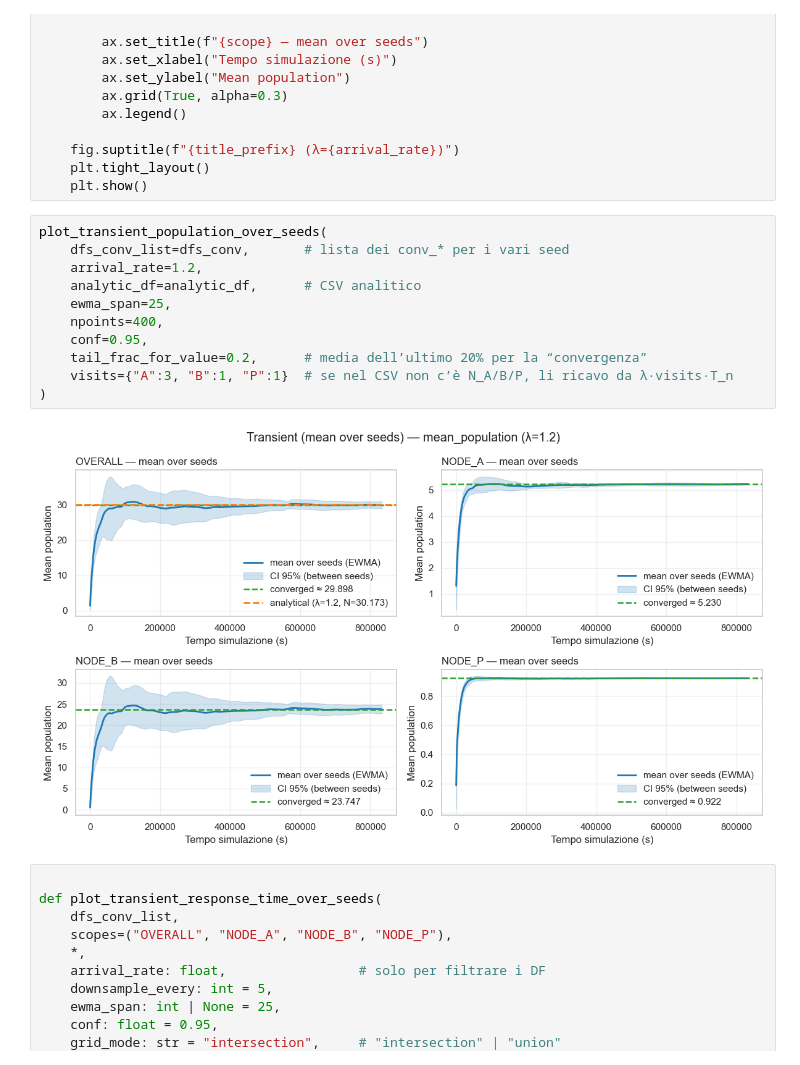
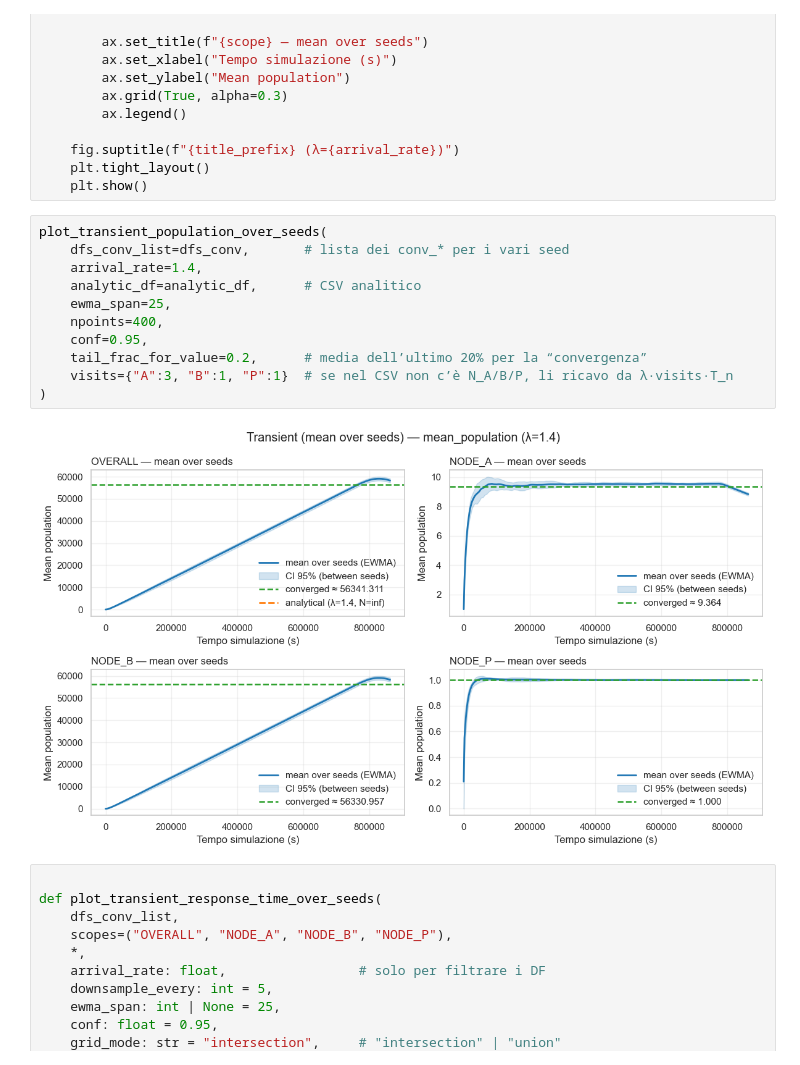
Before and after one commit to Dissan97/PMCNS-PROJECT, a Jupyter notebook: Project.ipynb, the cells around one changed output. Cells and saved outputs as stored; diff of their text form.

```diff
--- a/Project.ipynb
+++ b/Project.ipynb
@@ -3205,16 +3205,16 @@ def plot_transient_population_over_seeds(
 # %%
 plot_transient_population_over_seeds(
     dfs_conv_list=dfs_conv,       # lista dei conv_* per i vari seed
-    arrival_rate=1.2,
+    arrival_rate=1.4,
     analytic_df=analytic_df,      # CSV analitico
     ewma_span=25,
     npoints=400,
     conf=0.95,
     tail_frac_for_value=0.2,      # media dell’ultimo 20% per la “convergenza”
     visits={"A":3, "B":1, "P":1}  # se nel CSV non c’è N_A/B/P, li ricavo da λ·visits·T_n
 )
 # %% [output]
-[figure, old version]
+[figure, new version]
 # %%
 
 def plot_transient_response_time_over_seeds(
```
Also changed, not shown: parts of 6 cells of this notebook.
